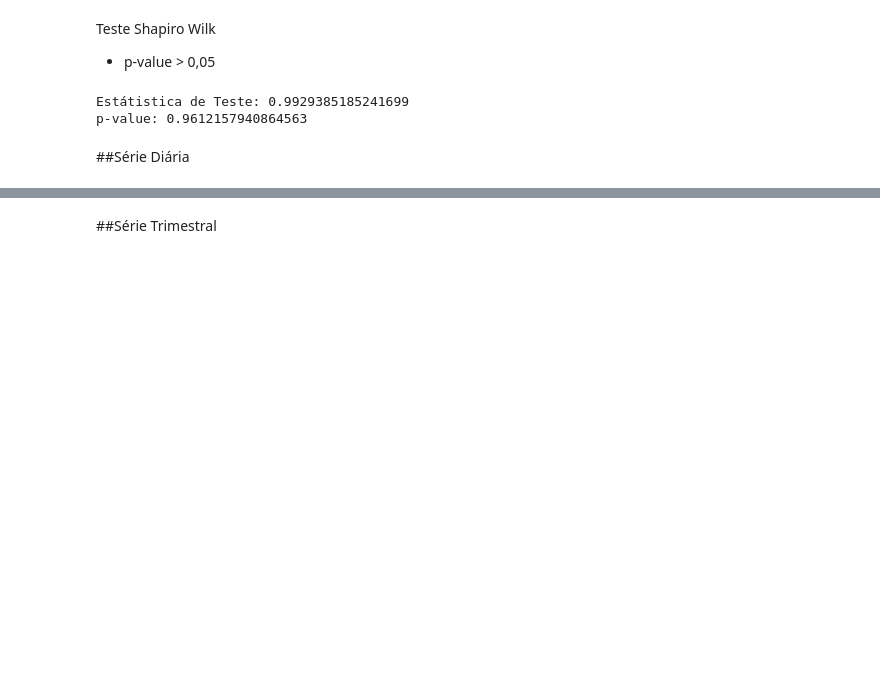
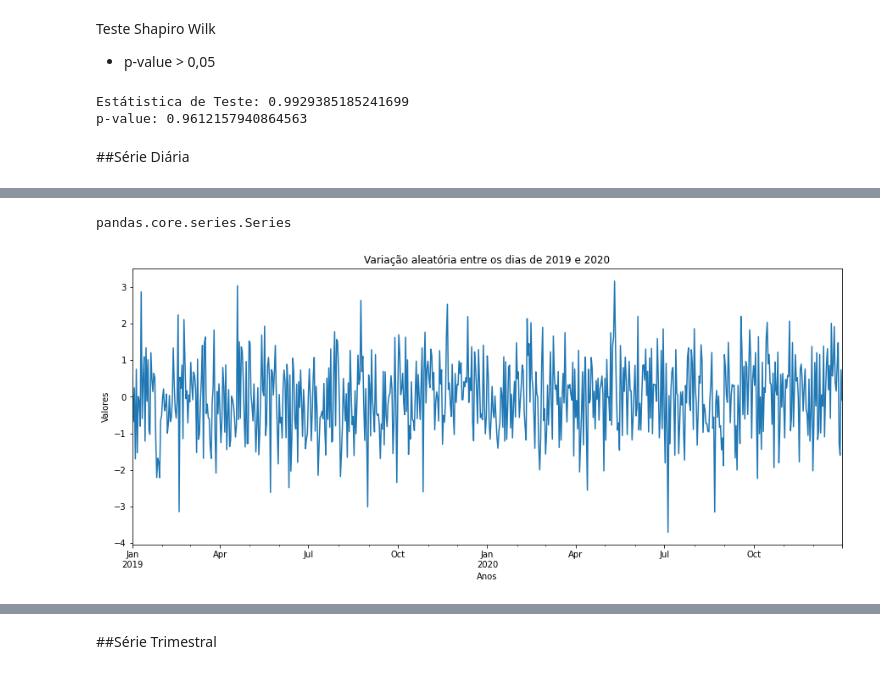
Before and after one commit to Marcus-V-Freitas/Series_Temporais_Aleatorias_Normalizadas, a Jupyter notebook: Séries_Temporais_Aleatórias_Com_Distribuição_Normal.ipynb, the cells around one changed output, grey strips where cells are left out. Drawn from its saved outputs; the diff is of its cells as text; code cells hidden in the pictures; blank space fills up the shorter version.

Commit message:
gitflow-feature-stash: SeriesTemporaisDiariasTrimestrais

```diff
--- a/Séries_Temporais_Aleatórias_Com_Distribuição_Normal.ipynb
+++ b/Séries_Temporais_Aleatórias_Com_Distribuição_Normal.ipynb
@@ -329,0 +336,4 @@ p-value: 0.9612157940864563
+# %%
+np.random.seed(12)
+dados3 = np.random.normal(0, 1, 731)
+dados3
@@ -329,0 +362,3 @@ p-value: 0.9612157940864563
+# %%
+dados3 = pd.DataFrame(dados3, columns=['valores'])
+dados3.head()
@@ -329,0 +381,3 @@ p-value: 0.9612157940864563
+# %%
+indice3 = pd.date_range('2019 Jan 1', periods=len(dados3),freq='D')
+indice3
@@ -329,0 +393,14 @@ p-value: 0.9612157940864563
+# %%
+serie3 = pd.Series(dados3['valores'].values, index=indice3)
+# %%
+type(serie3)
+# %% [output]
+pandas.core.series.Series
+# %%
+serie3.plot()
+plt.xlabel('Anos')
+plt.ylabel('Valores')
+plt.title('Variação aleatória entre os dias de 2019 e 2020')
+plt.show()
+# %% [output]
+[figure, added]
```
Also changed, not shown: parts of 22 cells of this notebook.
